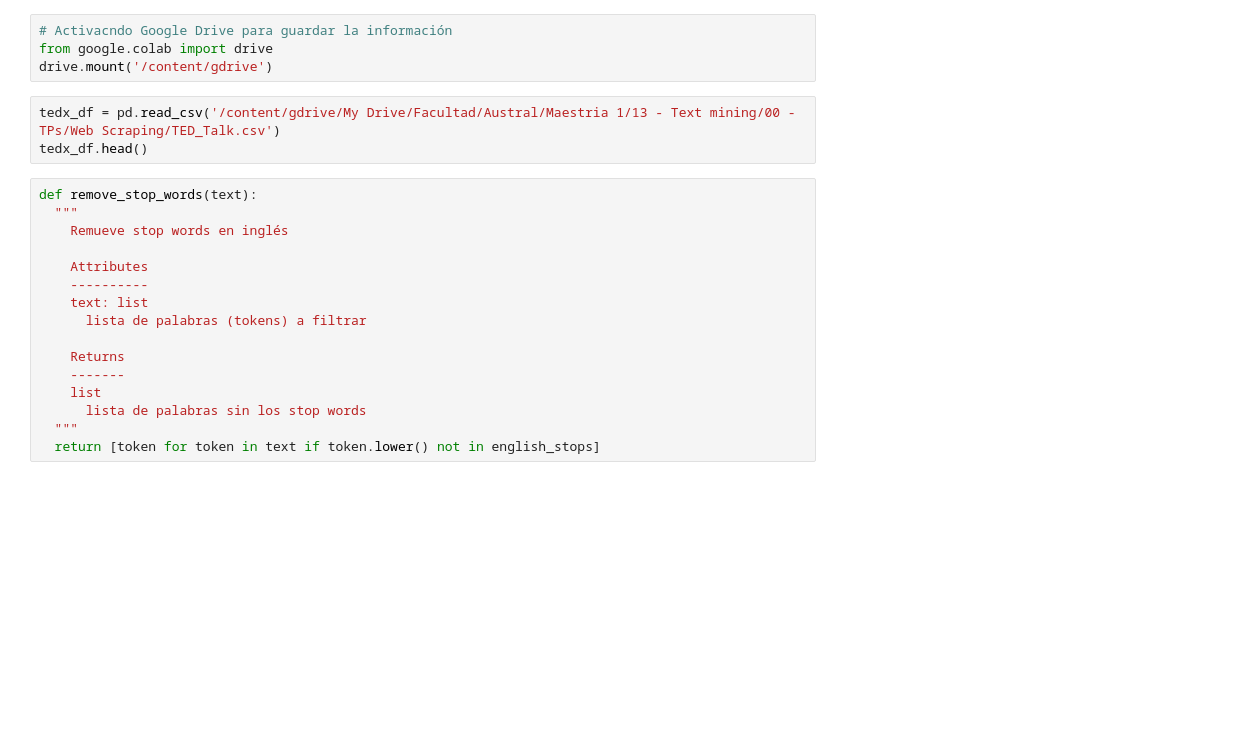
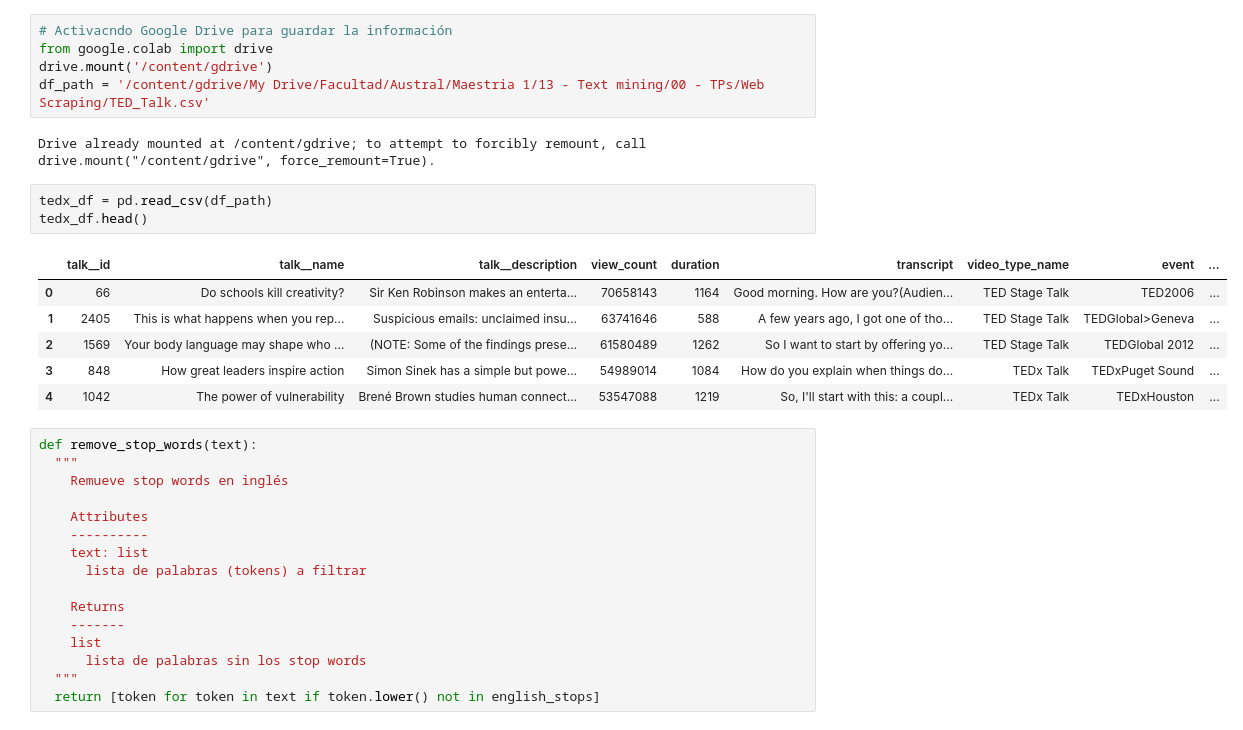
Before and after one commit to lromano97/text-mining, a Jupyter notebook: preprocesamiento.ipynb, the cells around one changed output. Saved outputs shown, nothing was run; the diff lists cells and outputs as text; blank space fills up the shorter version.

```diff
--- a/preprocesamiento.ipynb
+++ b/preprocesamiento.ipynb
@@ -35,9 +77,19 @@ english_stops.update(string.punctuation)
 # Activacndo Google Drive para guardar la información
 from google.colab import drive
 drive.mount('/content/gdrive')
+df_path = '/content/gdrive/My Drive/Facultad/Austral/Maestria 1/13 - Text mining/00 - TPs/Web Scraping/TED_Talk.csv'
+# %% [output]
+Drive already mounted at /content/gdrive; to attempt to forcibly remount, call drive.mount("/content/gdrive", force_remount=True).
-# %%
-tedx_df = pd.read_csv('/content/gdrive/My Drive/Facultad/Austral/Maestria 1/13 - Text mining/00 - TPs/Web Scraping/TED_Talk.csv')
-tedx_df.head()
+# %%
+tedx_df = pd.read_csv(df_path)
+tedx_df.head()
+# %% [output]
+|  | talk__id | talk__name | talk__description | view_count | duration | transcript | video_type_name | event | ... |
+| 0 | 66 | Do schools kill creativity? | Sir Ken Robinson makes an enterta... | 70658143 | 1164 | Good morning. How are you?(Audien... | TED Stage Talk | TED2006 | ... |
+| 1 | 2405 | This is what happens when you rep... | Suspicious emails: unclaimed insu... | 63741646 | 588 | A few years ago, I got one of tho... | TED Stage Talk | TEDGlobal>Geneva | ... |
+| 2 | 1569 | Your body language may shape who ... | (NOTE: Some of the findings prese... | 61580489 | 1262 | So I want to start by offering yo... | TED Stage Talk | TEDGlobal 2012 | ... |
+| 3 | 848 | How great leaders inspire action | Simon Sinek has a simple but powe... | 54989014 | 1084 | How do you explain when things do... | TEDx Talk | TEDxPuget Sound | ... |
+| 4 | 1042 | The power of vulnerability | Brené Brown studies human connect... | 53547088 | 1219 | So, I'll start with this: a coupl... | TEDx Talk | TEDxHouston | ... |
 # %%
 def remove_stop_words(text):
   """
```
Also changed, not shown: parts of 16 cells of this notebook.
